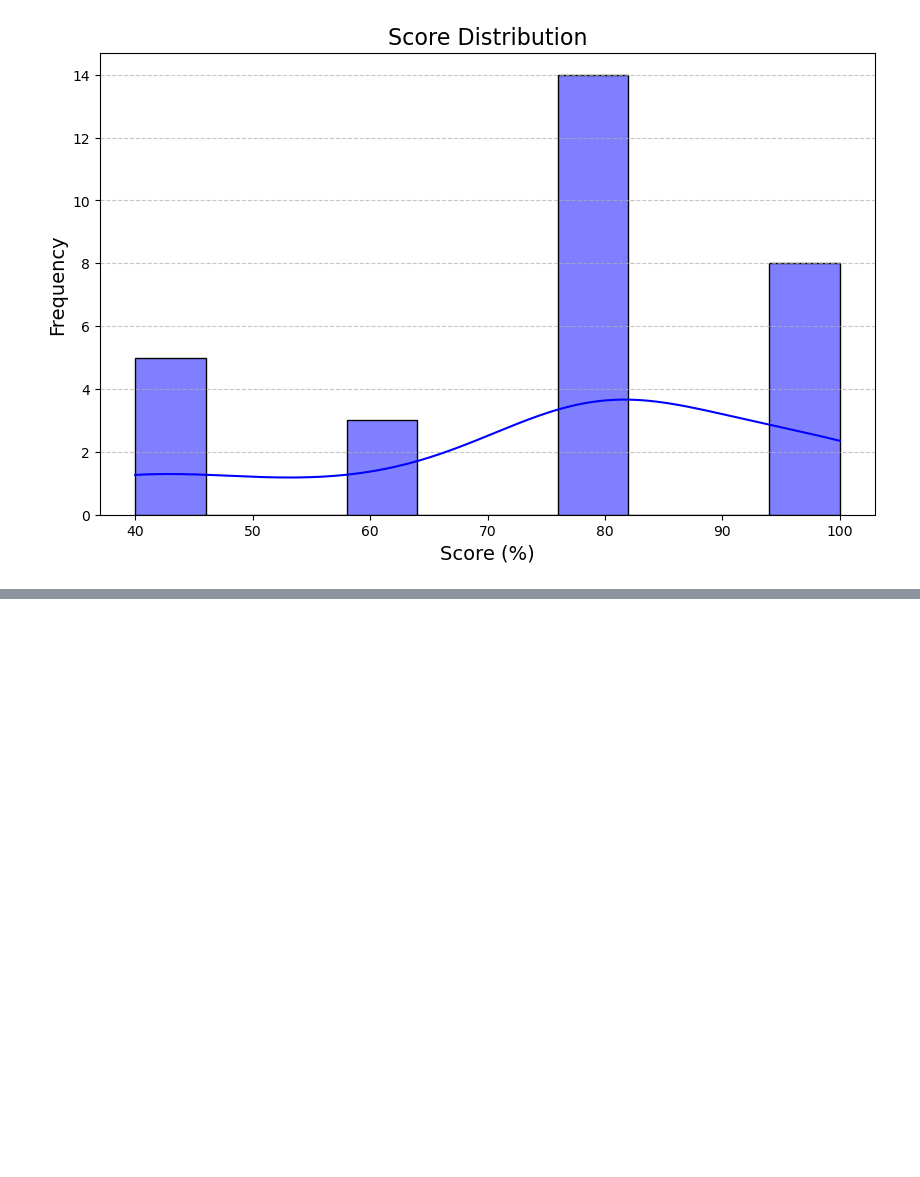
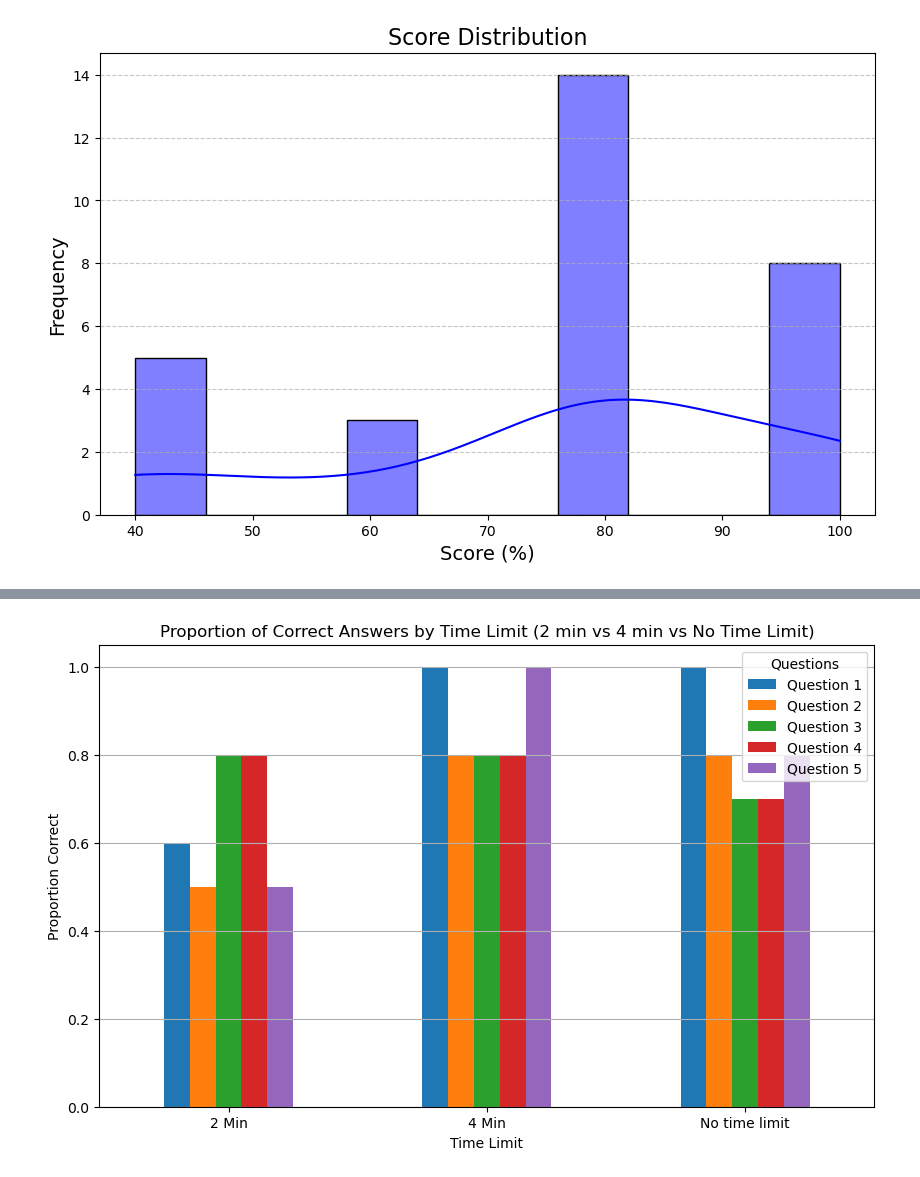
Before and after one commit to ClairNorah/ExperimentInCognitiveScience, a Jupyter notebook: analysis.ipynb, the cells around one changed output, grey strips where cells are left out. Cells and saved outputs as stored; diff of their text form; code cells hidden in the pictures; blank space fills up the shorter version.

```diff
--- a/analysis.ipynb
+++ b/analysis.ipynb
@@ -132,0 +186,45 @@ plt.show()
+# %%
+data["Time limit for each question"] = data["Time limit for each question"].replace(
+    {"2 min": "2 Min", "4 min": "4 Min", "No limit": "No Time Limit"}
+)
+
+boxplot_overall_data = data[["Time limit for each question", "Total_Score_%"]]
+
+question_columns = [
+    "An object with a mass of 2 kg is lifted to a height of 10 meters. After being released, how much kinetic energy will the object have just before hitting the ground? (Assume g9.8m/s^2 and ignore air resistance)",
+    "Which hormone is responsible for triggering ovulation during the menstrual cycle?",
+    "Which of the following is equivalent to",
+    "What are characteristics of polynomial functions and other nonlinear graphs?",
+    "The collapse of Communist rule throughout Eastern Europe occurred peacefully in all of the following countries EXCEPT"
+]
+
+boxplot_question_data = {}
+
+for idx, col in enumerate(question_columns, start=1):
+    boxplot_question_data[f"Question {idx}"] = data[["Time limit for each question", col]].copy()
+    # Map correctness to numerical values for plotting
+    boxplot_question_data[f"Question {idx}"][col] = boxplot_question_data[f"Question {idx}"][col].map(
+        {"Correct": 1, "Incorrect": 0}
+    )
+# %%
+# Proportions of correct answers by time limit for each question
+proportions_by_time_limit = {
+    f"Question {idx + 1}": data.groupby("Time limit for each question")[data.columns[1]].mean()
+    for idx, (question, data) in enumerate(boxplot_question_data.items())
+}
+
+# Converted to dataframe for plotting purposes
+proportions_df = pd.DataFrame(proportions_by_time_limit).reset_index()
+proportions_df = proportions_df.rename(columns={"Time limit for each question": "Time Limit"})
+
+# Plot grouped bar chart
+proportions_df.set_index("Time Limit").plot(kind="bar", figsize=(10, 6))
+plt.title("Proportion of Correct Answers by Time Limit (2 min vs 4 min vs No Time Limit)")
+plt.ylabel("Proportion Correct")
+plt.xlabel("Time Limit")
+plt.xticks(rotation=0)
+plt.grid(axis="y")
+plt.legend(title="Questions")
+plt.show()
+# %% [output]
+[figure, added]
```
Also changed, not shown: parts of 11 cells of this notebook, 4 other files.
